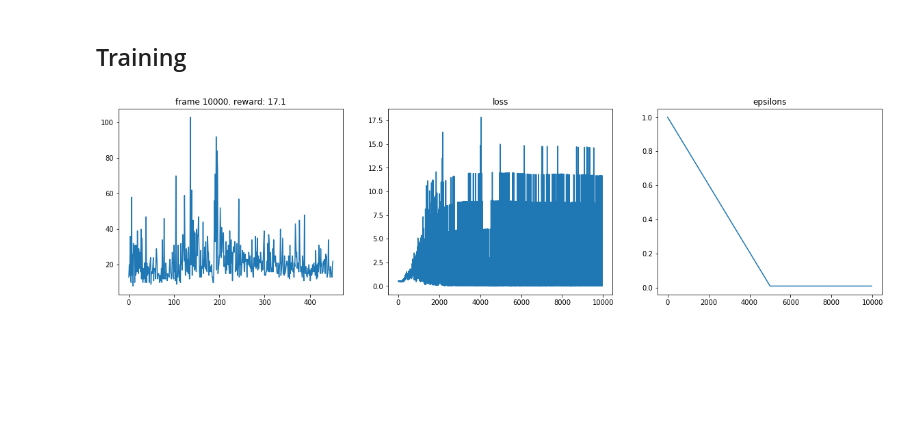
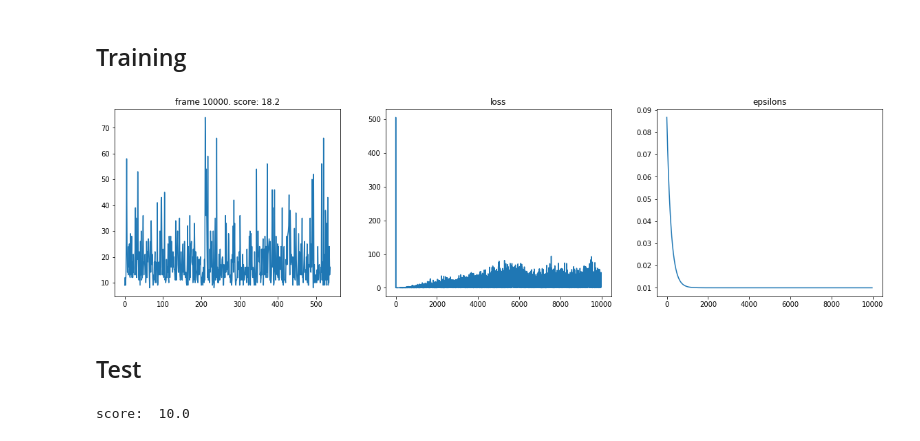
Before and after one commit to Curt-Park/rainbow-is-all-you-need, a Jupyter notebook: 01.dqn.ipynb, the cells around one changed output. Drawn from its saved outputs; the diff is of its cells as text; code cells hidden in the pictures; blank space fills up the shorter version.

```diff
--- a/01.dqn.ipynb
+++ b/01.dqn.ipynb
@@ -16,13 +18,13 @@ import matplotlib.pyplot as plt
 Reference: [OpenAI spinning-up](https://github.com/openai/spinningup/blob/master/spinup/algos/sac/sac.py#L10)
 # %%
 class ReplayBuffer:
-    """A simple FIFO experience replay buffer for SAC agents."""
+    """A simple numpy replay buffer."""
 
-    def __init__(self, obs_dim: int, act_dim: int, size: int, batch_size: int = 32):
+    def __init__(self, obs_dim: int, size: int, batch_size: int = 32):
         self.obs_buf = np.zeros([size, obs_dim], dtype=np.float32)
         self.next_obs_buf = np.zeros([size, obs_dim], dtype=np.float32)
-        self.acts_buf = np.zeros([size, act_dim], dtype=np.float32)
-        self.rews_buf = np.zeros(size, dtype=np.float32)
+        self.acts_buf = np.zeros([size, 1], dtype=np.float32)
+        self.rews_buf = np.zeros([size, 1], dtype=np.float32)
         self.done_buf = np.zeros(size, dtype=np.float32)
         self.ptr, self.size, self.max_size, self.batch_size = 0, 0, size, batch_size
 
@@ -43,7 +45,7 @@ class ReplayBuffer:
                     rews=self.rews_buf[idxs],
                     done=self.done_buf[idxs])
 
-    def __len__(self):
+    def __len__(self) -> int:
         return self.size
 # %% [markdown]
 ## Network
@@ -255,17 +298,29 @@ class DQNAgent:
 # %%
 # environment
 env_id = "CartPole-v0"
 env = gym.make(env_id)
 
+# set random seed
+seed = 777
+env.seed(seed)
+np.random.seed(seed)
+torch.manual_seed(seed)
+
 # parameters
 num_frames = 10000
-memory_size = 100
+memory_size = 1000
 batch_size = 32
-update_period = 10
-epsilon_decay = 2 / num_frames
+target_update = 100
+epsilon_decay = 200
 
 # train
-agent = DQNAgent(env, memory_size, batch_size, update_period, epsilon_decay)
+agent = DQNAgent(env, memory_size, batch_size, target_update, epsilon_decay)
 agent.train(num_frames)
 # %% [output]
-[figure, old version]
+[figure, new version]
+# %% [markdown]
+## Test
+# %%
+agent.test()
+# %% [output]
+score:  10.0
```
Also changed, not shown: parts of 2 cells of this notebook.
